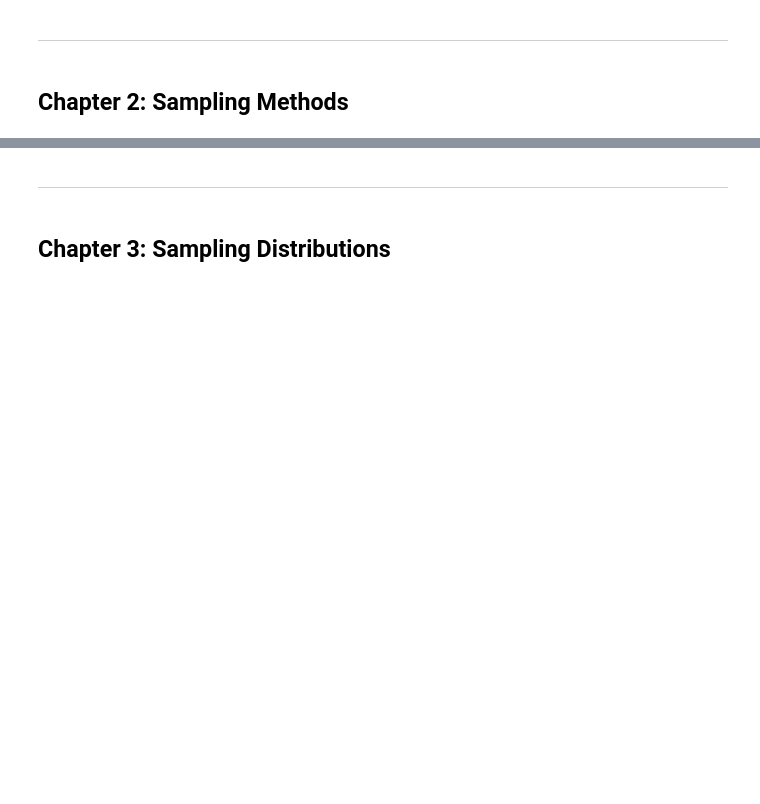
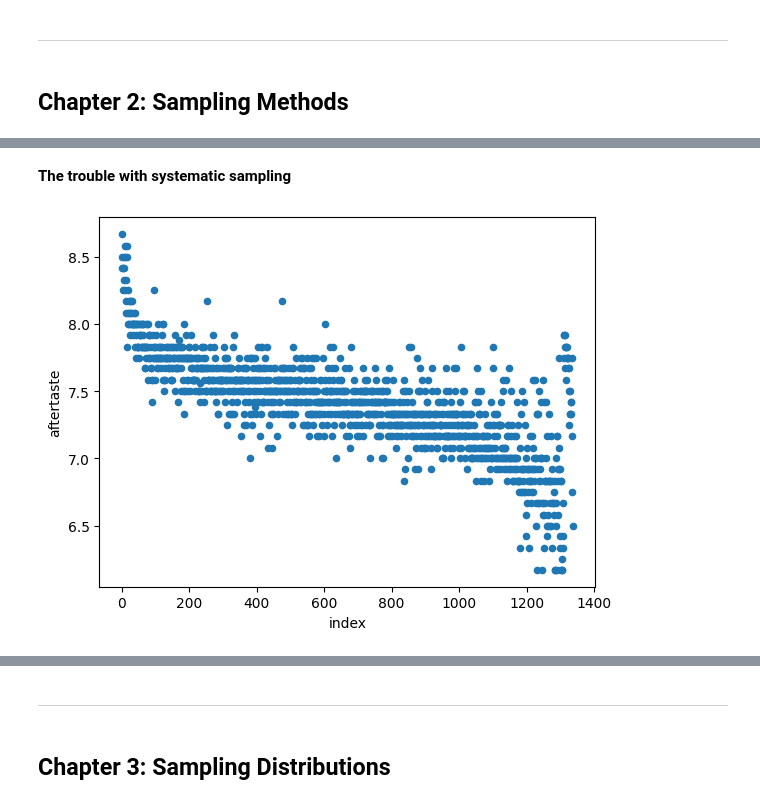
Before and after one commit to andrewch28/DataCamp, a Jupyter notebook: 18)Samplimg.ipynb, the cells around one changed output, grey strips where cells are left out. Drawn from its saved outputs; the diff is of its cells as text; code cells hidden in the pictures; blank space fills up the shorter version.

```diff
--- a/18)Samplimg.ipynb
+++ b/18)Samplimg.ipynb
@@ -195,0 +242,8 @@ array([2.69861022, 5.48501273])
+# %% [markdown]
+**The trouble with systematic sampling**
+# %%
+coffee = coffee.reset_index()
+coffee.plot(x="index", y="aftertaste", kind="scatter")
+plt.show()
+# %% [output]
+[figure, added]
```
Also changed, not shown: parts of 44 cells of this notebook.
